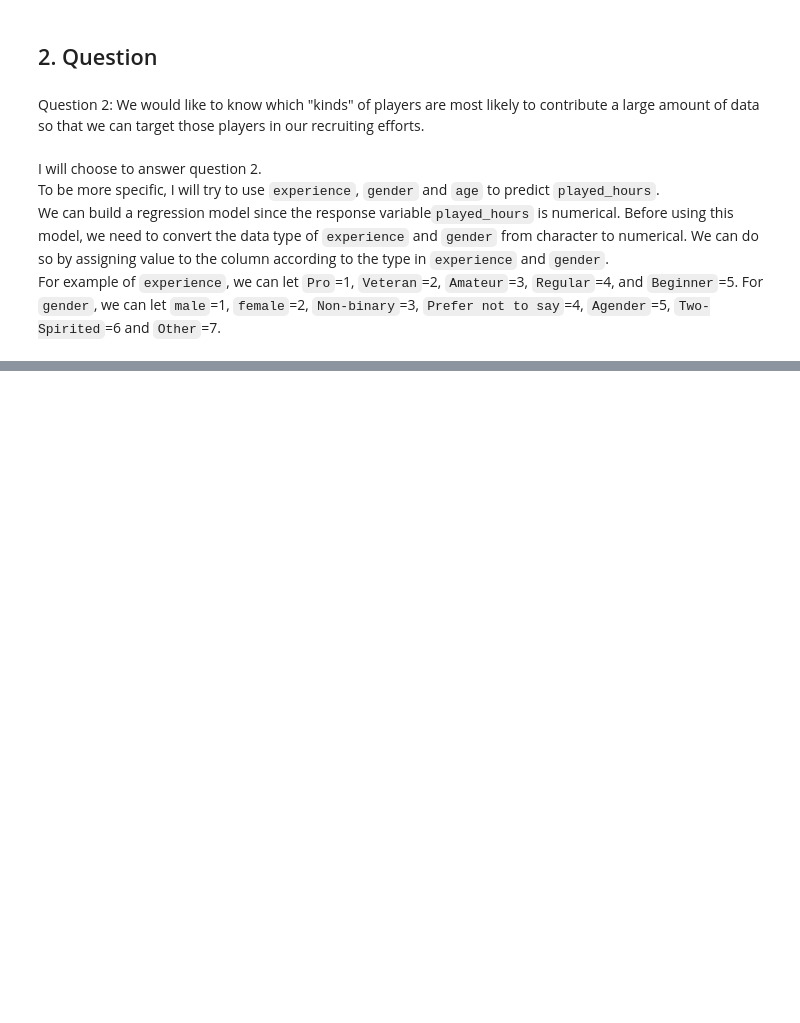
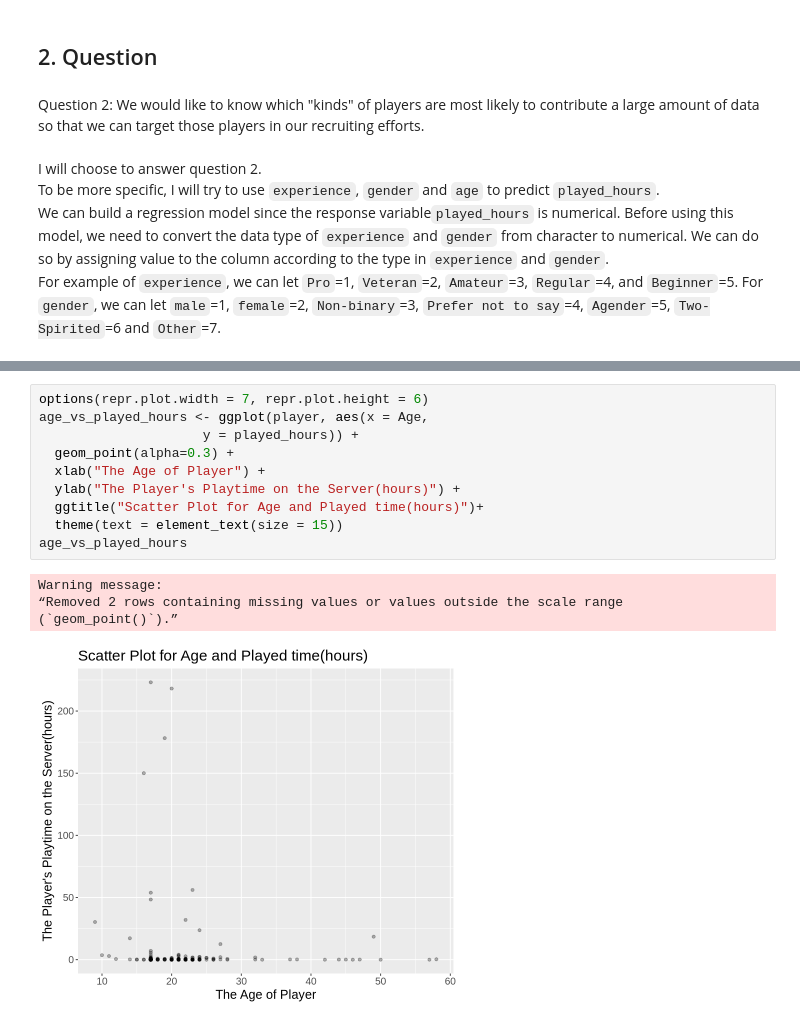
Before and after one commit to Coreeper/DSCI-Project, a Jupyter notebook: Individual Plan.ipynb, the cells around one changed output, grey strips where cells are left out. Drawn from its saved outputs; the diff is of its cells as text; blank space fills up the shorter version.

```diff
--- a/Individual Plan.ipynb
+++ b/Individual Plan.ipynb
@@ -165,0 +208,15 @@ For example of `experience`, we can let `Pro`=1, `Veteran`=2, `Amateur`=3, `Regu
+# %%
+options(repr.plot.width = 7, repr.plot.height = 6)
+age_vs_played_hours <- ggplot(player, aes(x = Age,
+                     y = played_hours)) +
+  geom_point(alpha=0.3) +
+  xlab("The Age of Player") +
+  ylab("The Player's Playtime on the Server(hours)") +
+  ggtitle("Scatter Plot for Age and Played time(hours)")+
+  theme(text = element_text(size = 15))
+age_vs_played_hours
+# %% [output]
+Warning message:
+“Removed 2 rows containing missing values or values outside the scale range
+(`geom_point()`).”
+[figure, added]
```
Also changed, not shown: parts of 11 cells of this notebook.
